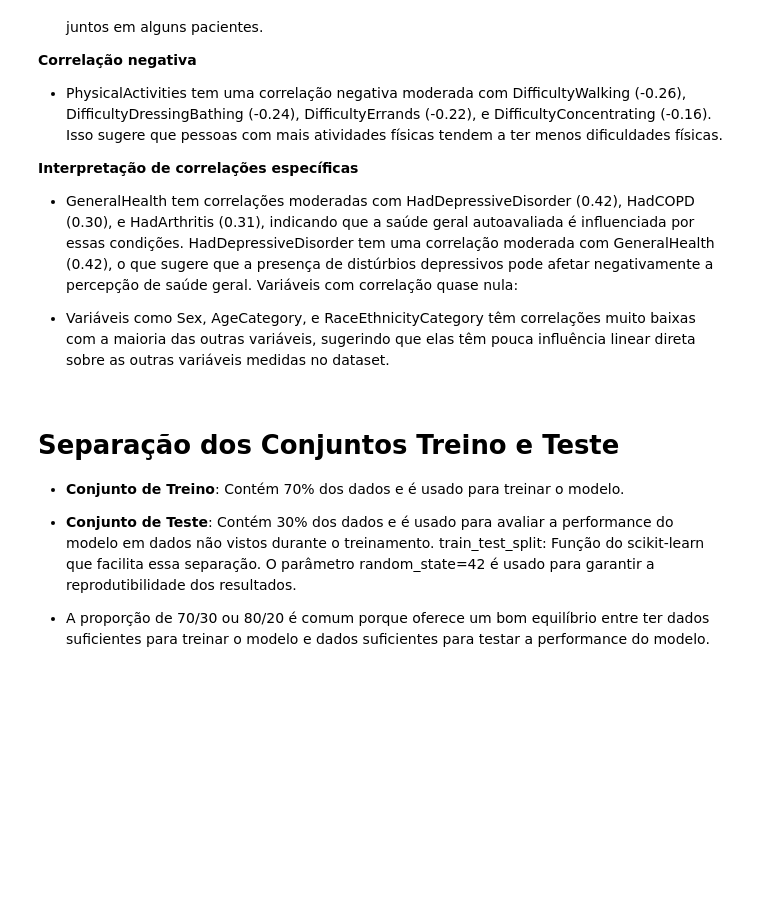
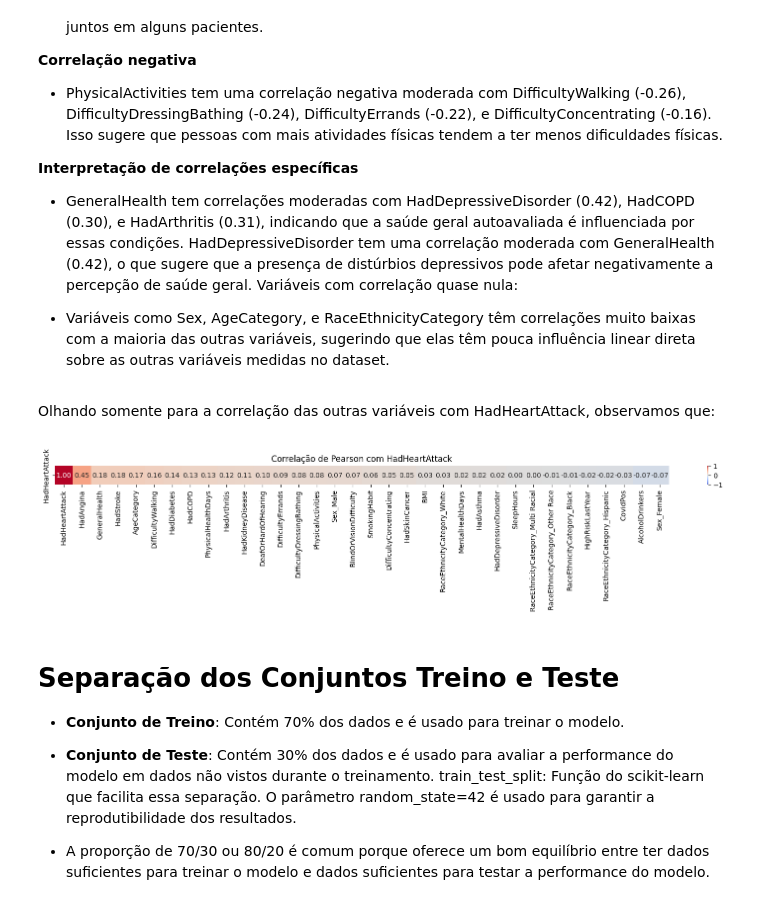
Before and after one commit to LuizWillner/IACardio, a Jupyter notebook: app/dataset.ipynb, the cells around one changed output. Cells and saved outputs as stored; diff of their text form; code cells hidden in the pictures; blank space fills up the shorter version.

Commit message:
Gráfico de correlações com somente HadHeartAttack

```diff
--- a/app/dataset.ipynb
+++ b/app/dataset.ipynb
@@ -515,6 +516,22 @@ HadDepressiveDisorder tem uma correlação moderada com GeneralHealth (0.42), o
 Variáveis com correlação quase nula:
 
 - Variáveis como Sex, AgeCategory, e RaceEthnicityCategory têm correlações muito baixas com a maioria das outras variáveis, sugerindo que elas têm pouca influência linear direta sobre as outras variáveis medidas no dataset.
+# %% [markdown]
+Olhando somente para a correlação das outras variáveis com HadHeartAttack, observamos que:
+# %%
+# Calcular a matriz de correlação de Pearson
+correlation_matrix = heart_data.corr(method='pearson')
+
+# Filtrar apenas as correlações com 'HadHearthAttack'
+had_heart_attack_corr = correlation_matrix[['HadHeartAttack']].sort_values(by='HadHeartAttack', ascending=False)
+
+# Plotar a matriz de correlação como um mapa de calor
+plt.figure(figsize=(20, 0.5))
+sns.heatmap(had_heart_attack_corr.T, annot=True, cmap='coolwarm', fmt=".2f", vmin=-1, vmax=1)
+plt.title('Correlação de Pearson com HadHeartAttack')
+plt.show()
+# %% [output]
+[figure, added]
 # %% [markdown]
 # Separação dos Conjuntos Treino e Teste
 
```
Also changed, not shown: parts of 3 cells of this notebook.
